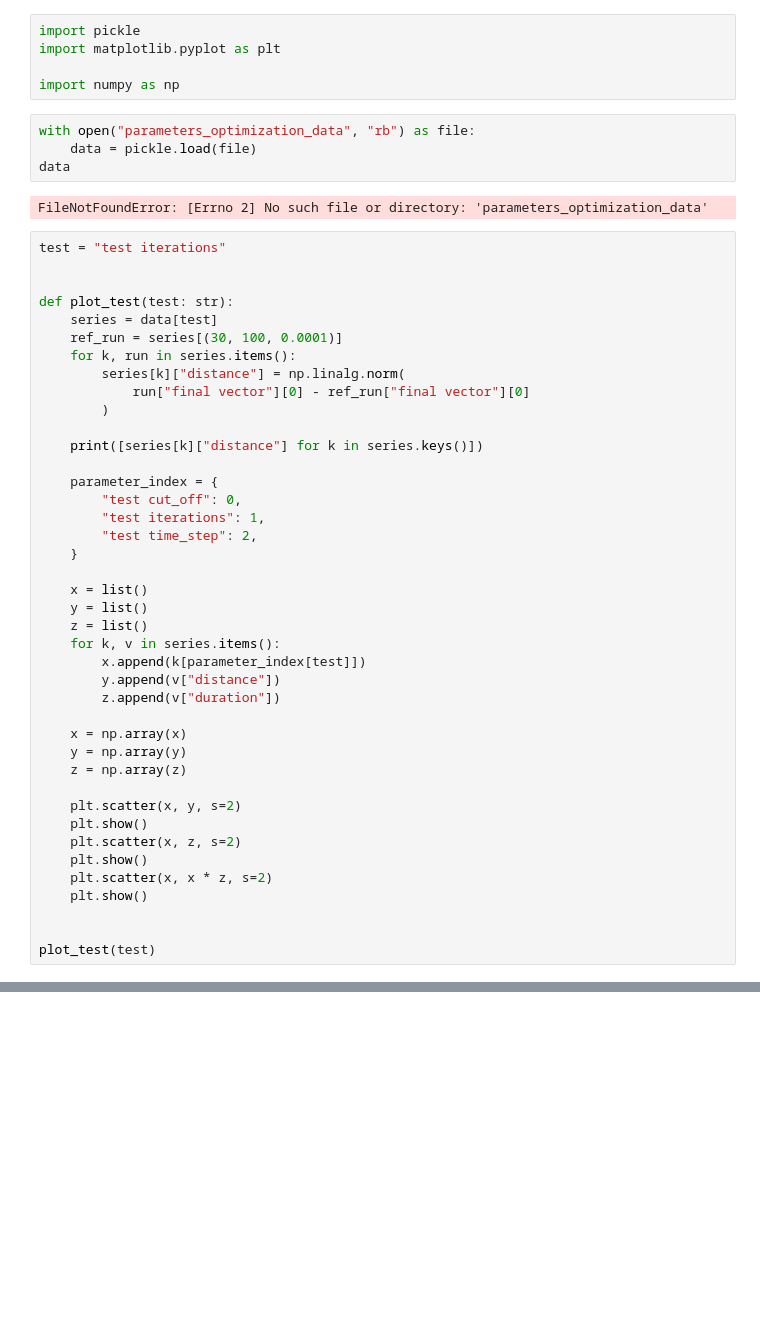
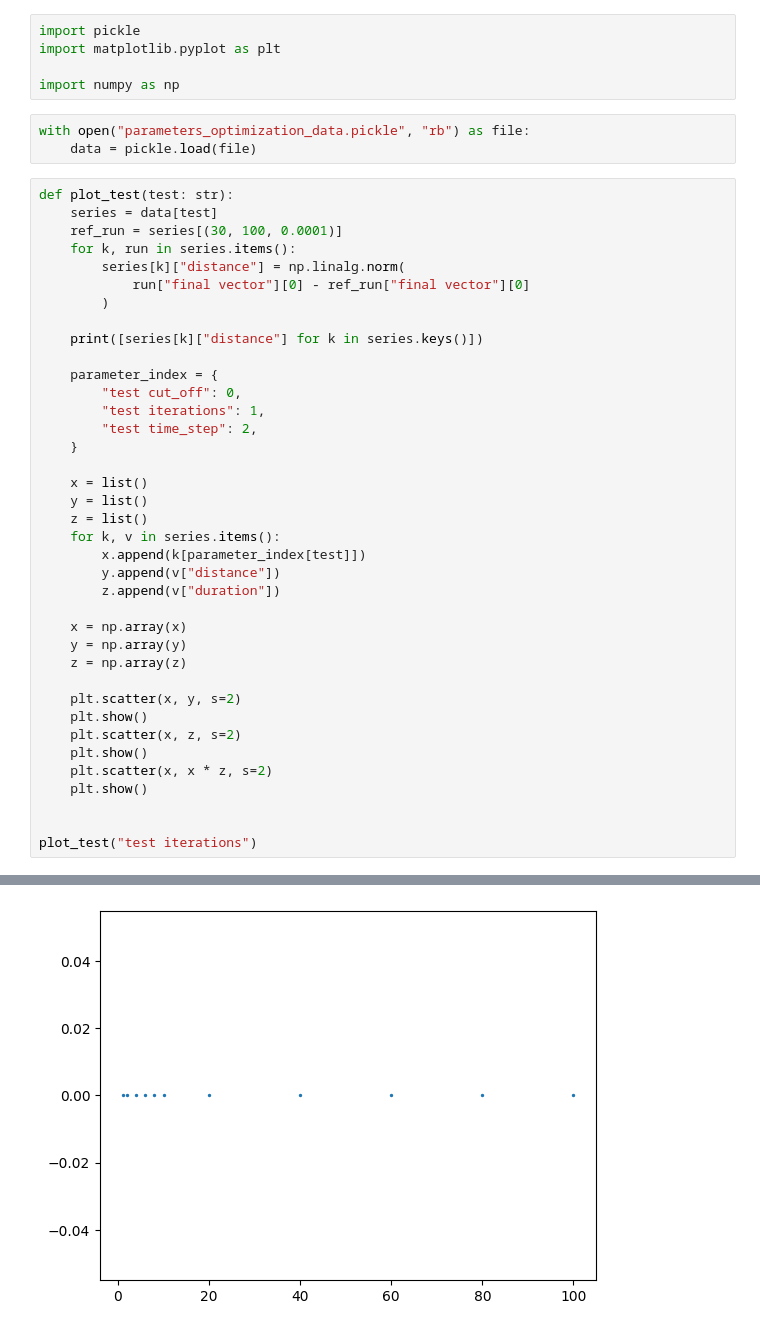
Before and after one commit to LeonhardRichter/CP2_hamiltonian_diagonalization, a Jupyter notebook: Untitled-1.ipynb, the cells around one changed output, grey strips where cells are left out. Drawn from its saved outputs; the diff is of its cells as text; blank space fills up the shorter version.

```diff
--- a/Untitled-1.ipynb
+++ b/Untitled-1.ipynb
@@ -4,15 +4,9 @@ import matplotlib.pyplot as plt
 
 import numpy as np
 # %%
-with open("parameters_optimization_data", "rb") as file:
+with open("parameters_optimization_data.pickle", "rb") as file:
     data = pickle.load(file)
-data
-# %% [output]
-FileNotFoundError: [Errno 2] No such file or directory: 'parameters_optimization_data'
 # %%
-test = "test iterations"
-
-
 def plot_test(test: str):
     series = data[test]
     ref_run = series[(30, 100, 0.0001)]
@@ -49,5 +43,5 @@ def plot_test(test: str):
     plt.show()
 
 
-plot_test(test)
+plot_test("test iterations")
 # %% [output]
@@ -64,0 +49 @@ plot_test(test)
+[figure, added]
```
Also changed, not shown: parts of 2 cells of this notebook.
